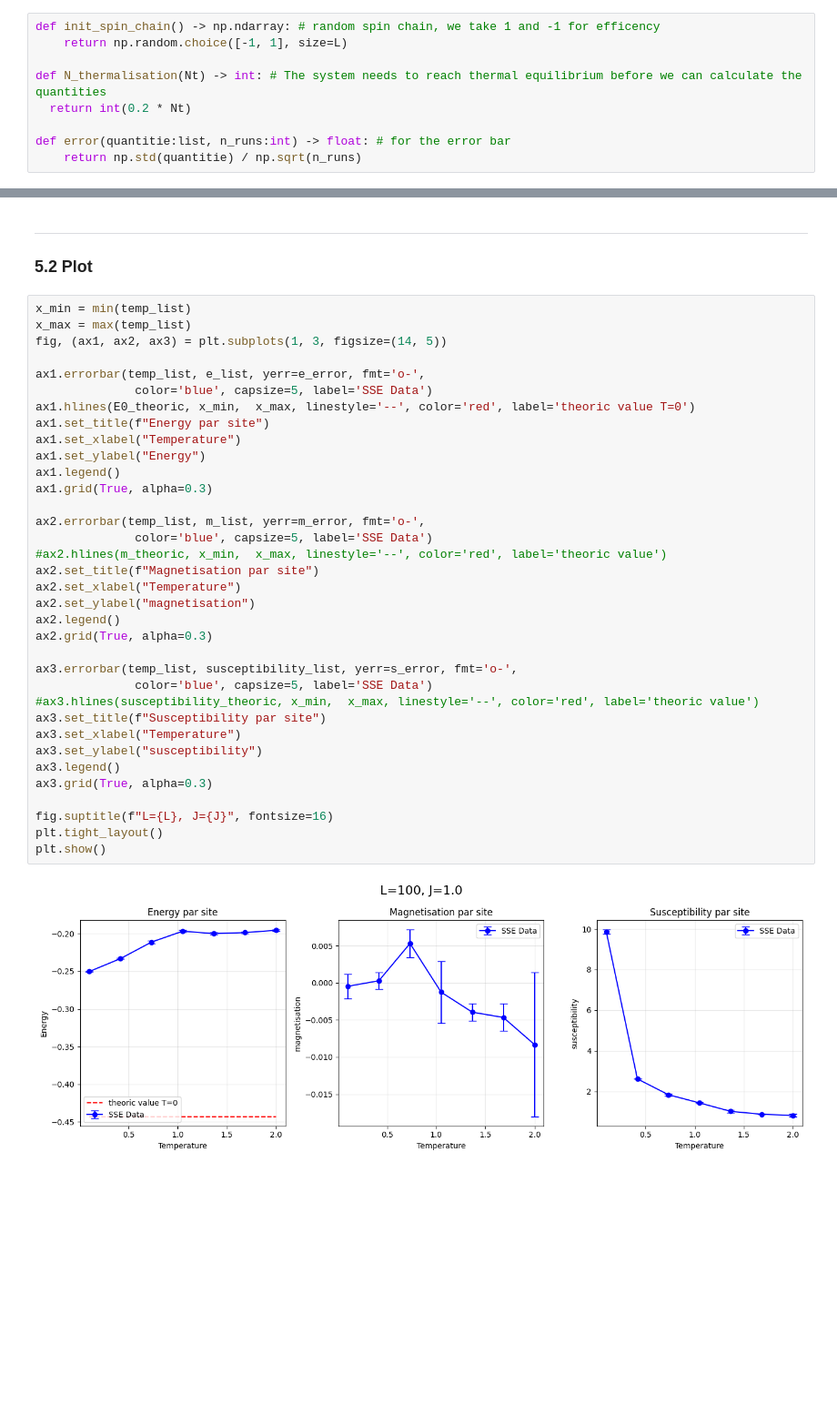
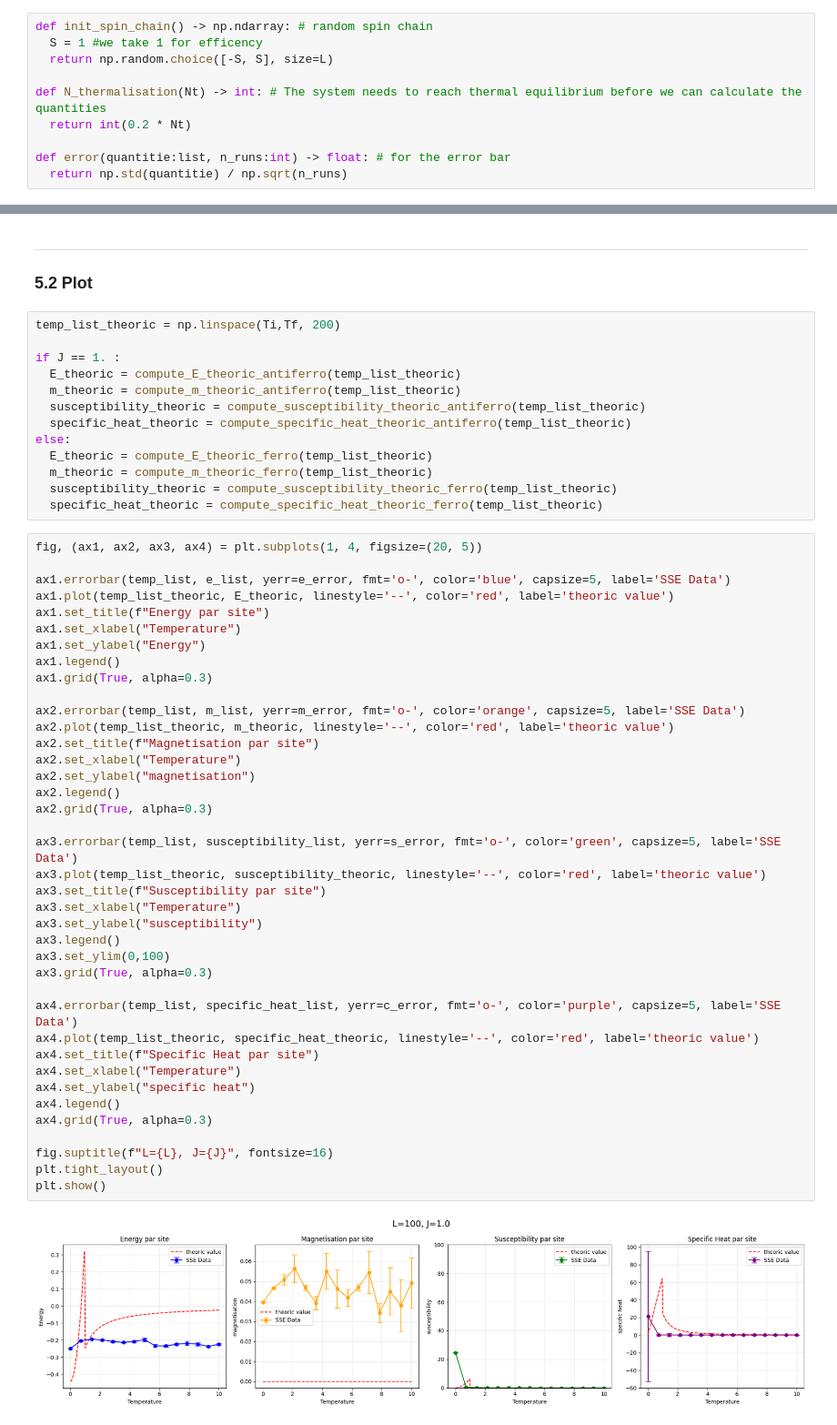
Before and after one commit to TheoHUETQC/monte-carlo, a Jupyter notebook: stochastic_series_expansion_qmc.ipynb, the cells around one changed output, grey strips where cells are left out. Shown at 91% size. Cells and saved outputs as stored; diff of their text form; blank space fills up the shorter version.

Commit message:
feat : theoric value

```diff
--- a/stochastic_series_expansion_qmc.ipynb
+++ b/stochastic_series_expansion_qmc.ipynb
@@ -39,14 +39,15 @@ The primary goal is to develop a robust numerical tool to simulate the magnetic
 2. **Thermodynamic Analysis:** Compute and plot the magnetic susceptibility $\chi(T)$ for both the anti-ferromagnetic ($J=1$) and ferromagnetic ($J=-1$) cases.
 3. **Statistical Validation:** Implement rigorous thermalization protocols and estimate error bars by performing independent repetitions of the calculations to ensure the reliability of the results.
 # %%
-def init_spin_chain() -> np.ndarray: # random spin chain, we take 1 and -1 for efficency
-    return np.random.choice([-1, 1], size=L)
+def init_spin_chain() -> np.ndarray: # random spin chain
+  S = 1 #we take 1 for efficency
+  return np.random.choice([-S, S], size=L)
 
 def N_thermalisation(Nt) -> int: # The system needs to reach thermal equilibrium before we can calculate the quantities
   return int(0.2 * Nt)
 
 def error(quantitie:list, n_runs:int) -> float: # for the error bar
-    return np.std(quantitie) / np.sqrt(n_runs)
+  return np.std(quantitie) / np.sqrt(n_runs)
 # %% [markdown]
 ---
 
@@ -519,43 +619,60 @@ beta=0.5
 ---
 
 ### 5.2 Plot
+# %%
+temp_list_theoric = np.linspace(Ti,Tf, 200)
+
+if J == 1. :
+  E_theoric = compute_E_theoric_antiferro(temp_list_theoric)
+  m_theoric = compute_m_theoric_antiferro(temp_list_theoric)
+  susceptibility_theoric = compute_susceptibility_theoric_antiferro(temp_list_theoric)
+  specific_heat_theoric = compute_specific_heat_theoric_antiferro(temp_list_theoric)
+else:
+  E_theoric = compute_E_theoric_ferro(temp_list_theoric)
+  m_theoric = compute_m_theoric_ferro(temp_list_theoric)
+  susceptibility_theoric = compute_susceptibility_theoric_ferro(temp_list_theoric)
+  specific_heat_theoric = compute_specific_heat_theoric_ferro(temp_list_theoric)
 # %%
-x_min = min(temp_list)
-x_max = max(temp_list)
-fig, (ax1, ax2, ax3) = plt.subplots(1, 3, figsize=(14, 5))
+fig, (ax1, ax2, ax3, ax4) = plt.subplots(1, 4, figsize=(20, 5))
 
-ax1.errorbar(temp_list, e_list, yerr=e_error, fmt='o-',
-              color='blue', capsize=5, label='SSE Data')
-ax1.hlines(E0_theoric, x_min,  x_max, linestyle='--', color='red', label='theoric value T=0')
+ax1.errorbar(temp_list, e_list, yerr=e_error, fmt='o-', color='blue', capsize=5, label='SSE Data')
+ax1.plot(temp_list_theoric, E_theoric, linestyle='--', color='red', label='theoric value')
 ax1.set_title(f"Energy par site")
 ax1.set_xlabel("Temperature")
 ax1.set_ylabel("Energy")
 ax1.legend()
 ax1.grid(True, alpha=0.3)
 
-ax2.errorbar(temp_list, m_list, yerr=m_error, fmt='o-',
-              color='blue', capsize=5, label='SSE Data')
-#ax2.hlines(m_theoric, x_min,  x_max, linestyle='--', color='red', label='theoric value')
+ax2.errorbar(temp_list, m_list, yerr=m_error, fmt='o-', color='orange', capsize=5, label='SSE Data')
+ax2.plot(temp_list_theoric, m_theoric, linestyle='--', color='red', label='theoric value')
 ax2.set_title(f"Magnetisation par site")
 ax2.set_xlabel("Temperature")
 ax2.set_ylabel("magnetisation")
 ax2.legend()
 ax2.grid(True, alpha=0.3)
 
-ax3.errorbar(temp_list, susceptibility_list, yerr=s_error, fmt='o-',
-              color='blue', capsize=5, label='SSE Data')
-#ax3.hlines(susceptibility_theoric, x_min,  x_max, linestyle='--', color='red', label='theoric value')
+ax3.errorbar(temp_list, susceptibility_list, yerr=s_error, fmt='o-', color='green', capsize=5, label='SSE Data')
+ax3.plot(temp_list_theoric, susceptibility_theoric, linestyle='--', color='red', label='theoric value')
 ax3.set_title(f"Susceptibility par site")
 ax3.set_xlabel("Temperature")
 ax3.set_ylabel("susceptibility")
 ax3.legend()
+ax3.set_ylim(0,100)
 ax3.grid(True, alpha=0.3)
+
+ax4.errorbar(temp_list, specific_heat_list, yerr=c_error, fmt='o-', color='purple', capsize=5, label='SSE Data')
+ax4.plot(temp_list_theoric, specific_heat_theoric, linestyle='--', color='red', label='theoric value')
+ax4.set_title(f"Specific Heat par site")
+ax4.set_xlabel("Temperature")
+ax4.set_ylabel("specific heat")
+ax4.legend()
+ax4.grid(True, alpha=0.3)
 
 fig.suptitle(f"L={L}, J={J}", fontsize=16)
 plt.tight_layout()
 plt.show()
 # %% [output]
-[figure, old version]
+[figure, new version]
 # %% [markdown]
 ---
 
```
Also changed, not shown: parts of 16 cells of this notebook.
